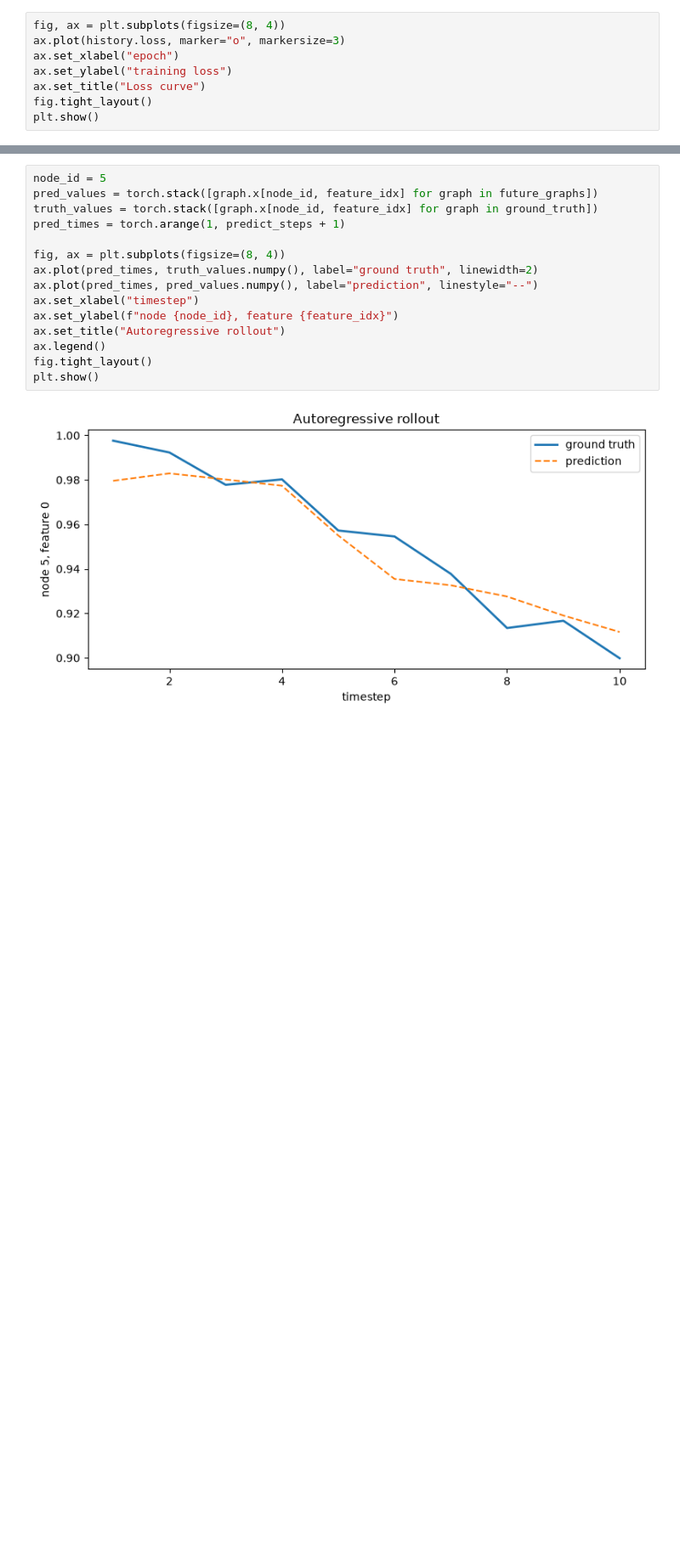
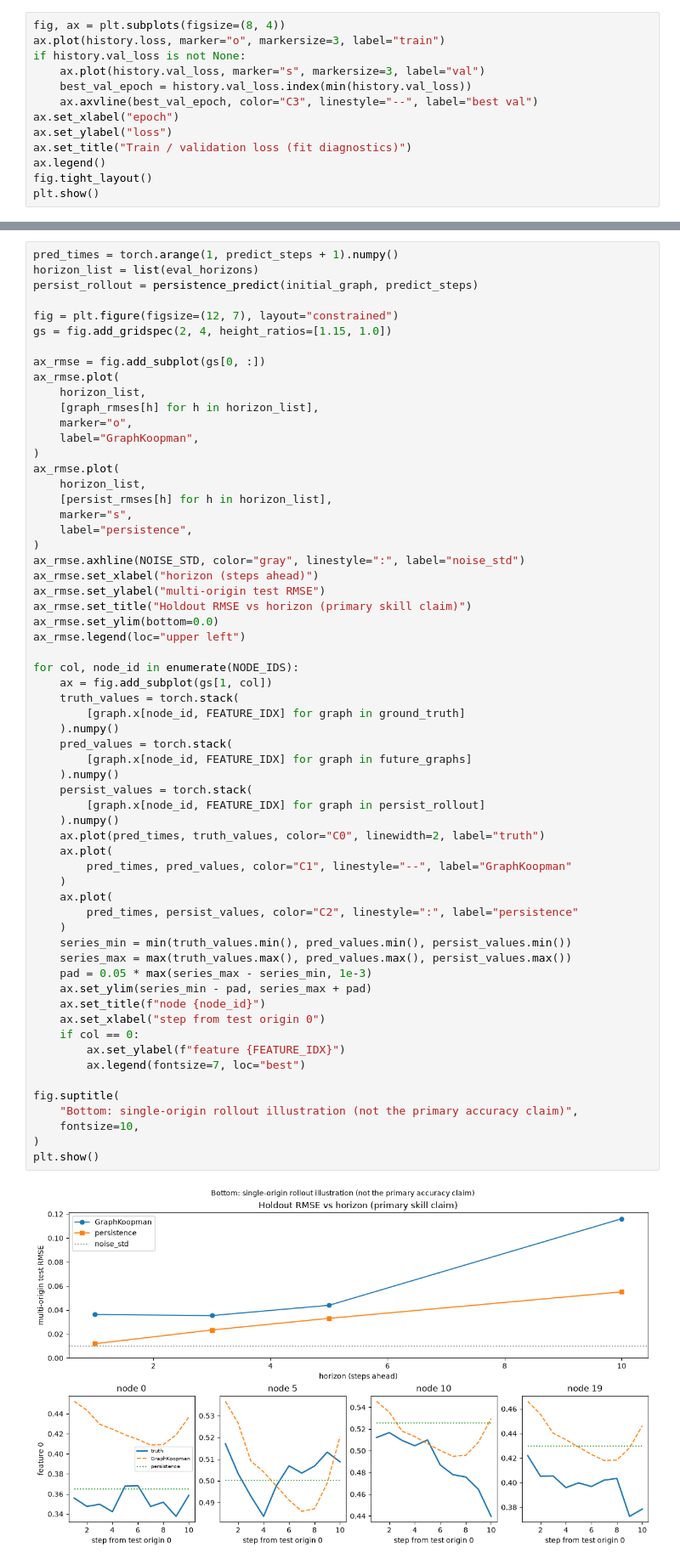
Before and after one commit to tjkessler/KoopmanGraph, a Jupyter notebook: examples/01_synthetic_graph.ipynb, the cells around one changed output, grey strips where cells are left out. Shown at 85% size. Cells and saved outputs as stored; diff of their text form; blank space fills up the shorter version.

```diff
--- a/examples/01_synthetic_graph.ipynb
+++ b/examples/01_synthetic_graph.ipynb
@@ -177,9 +290,14 @@ Final loss: 0.002112
 # %%
 fig, ax = plt.subplots(figsize=(8, 4))
-ax.plot(history.loss, marker="o", markersize=3)
+ax.plot(history.loss, marker="o", markersize=3, label="train")
+if history.val_loss is not None:
+    ax.plot(history.val_loss, marker="s", markersize=3, label="val")
+    best_val_epoch = history.val_loss.index(min(history.val_loss))
+    ax.axvline(best_val_epoch, color="C3", linestyle="--", label="best val")
 ax.set_xlabel("epoch")
-ax.set_ylabel("training loss")
-ax.set_title("Loss curve")
+ax.set_ylabel("loss")
+ax.set_title("Train / validation loss (fit diagnostics)")
+ax.legend()
 fig.tight_layout()
 plt.show()
 # %% [output]
@@ -213,20 +428,66 @@ Mean rollout MSE over 10 steps vs held-in sequence: 0.000637
 # %%
-node_id = 5
-pred_values = torch.stack([graph.x[node_id, feature_idx] for graph in future_graphs])
-truth_values = torch.stack([graph.x[node_id, feature_idx] for graph in ground_truth])
-pred_times = torch.arange(1, predict_steps + 1)
+pred_times = torch.arange(1, predict_steps + 1).numpy()
+horizon_list = list(eval_horizons)
+persist_rollout = persistence_predict(initial_graph, predict_steps)
 
-fig, ax = plt.subplots(figsize=(8, 4))
-ax.plot(pred_times, truth_values.numpy(), label="ground truth", linewidth=2)
-ax.plot(pred_times, pred_values.numpy(), label="prediction", linestyle="--")
-ax.set_xlabel("timestep")
-ax.set_ylabel(f"node {node_id}, feature {feature_idx}")
-ax.set_title("Autoregressive rollout")
-ax.legend()
-fig.tight_layout()
+fig = plt.figure(figsize=(12, 7), layout="constrained")
+gs = fig.add_gridspec(2, 4, height_ratios=[1.15, 1.0])
+
+ax_rmse = fig.add_subplot(gs[0, :])
+ax_rmse.plot(
+    horizon_list,
+    [graph_rmses[h] for h in horizon_list],
+    marker="o",
+    label="GraphKoopman",
+)
+ax_rmse.plot(
+    horizon_list,
+    [persist_rmses[h] for h in horizon_list],
+    marker="s",
+    label="persistence",
+)
+ax_rmse.axhline(NOISE_STD, color="gray", linestyle=":", label="noise_std")
+ax_rmse.set_xlabel("horizon (steps ahead)")
+ax_rmse.set_ylabel("multi-origin test RMSE")
+ax_rmse.set_title("Holdout RMSE vs horizon (primary skill claim)")
+ax_rmse.set_ylim(bottom=0.0)
+ax_rmse.legend(loc="upper left")
+
+for col, node_id in enumerate(NODE_IDS):
+    ax = fig.add_subplot(gs[1, col])
+    truth_values = torch.stack(
+        [graph.x[node_id, FEATURE_IDX] for graph in ground_truth]
+    ).numpy()
+    pred_values = torch.stack(
+        [graph.x[node_id, FEATURE_IDX] for graph in future_graphs]
+    ).numpy()
+    persist_values = torch.stack(
+        [graph.x[node_id, FEATURE_IDX] for graph in persist_rollout]
+    ).numpy()
+    ax.plot(pred_times, truth_values, color="C0", linewidth=2, label="truth")
+    ax.plot(
+        pred_times, pred_values, color="C1", linestyle="--", label="GraphKoopman"
+    )
+    ax.plot(
+        pred_times, persist_values, color="C2", linestyle=":", label="persistence"
+    )
+    series_min = min(truth_values.min(), pred_values.min(), persist_values.min())
+    series_max = max(truth_values.max(), pred_values.max(), persist_values.max())
+    pad = 0.05 * max(series_max - series_min, 1e-3)
+    ax.set_ylim(series_min - pad, series_max + pad)
+    ax.set_title(f"node {node_id}")
+    ax.set_xlabel("step from test origin 0")
+    if col == 0:
+        ax.set_ylabel(f"feature {FEATURE_IDX}")
+        ax.legend(fontsize=7, loc="best")
+
+fig.suptitle(
+    "Bottom: single-origin rollout illustration (not the primary accuracy claim)",
+    fontsize=10,
+)
 plt.show()
 # %% [output]
-[figure, old version]
+[figure, new version]
 # %% [markdown]
 ## Save and reload the trained model
 
```
Also changed, not shown: parts of 15 cells of this notebook, 47 other files.
